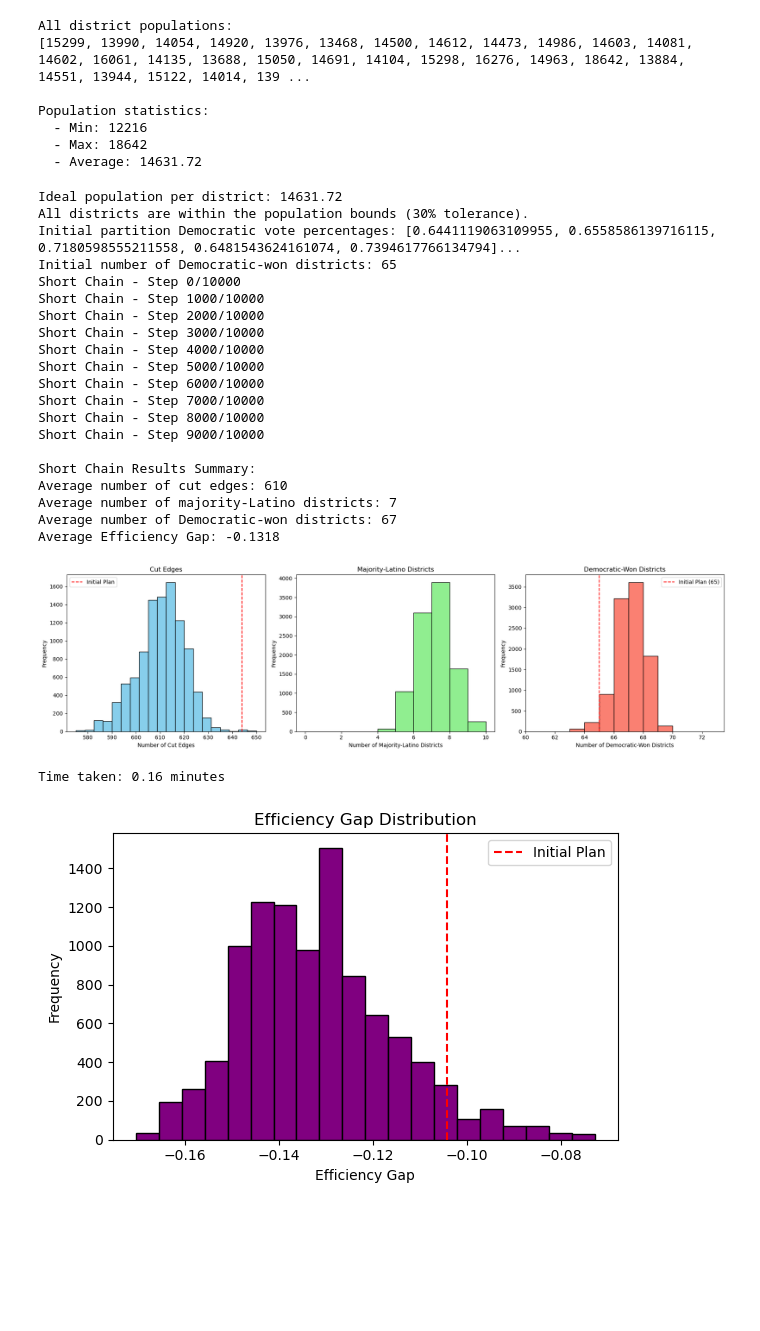
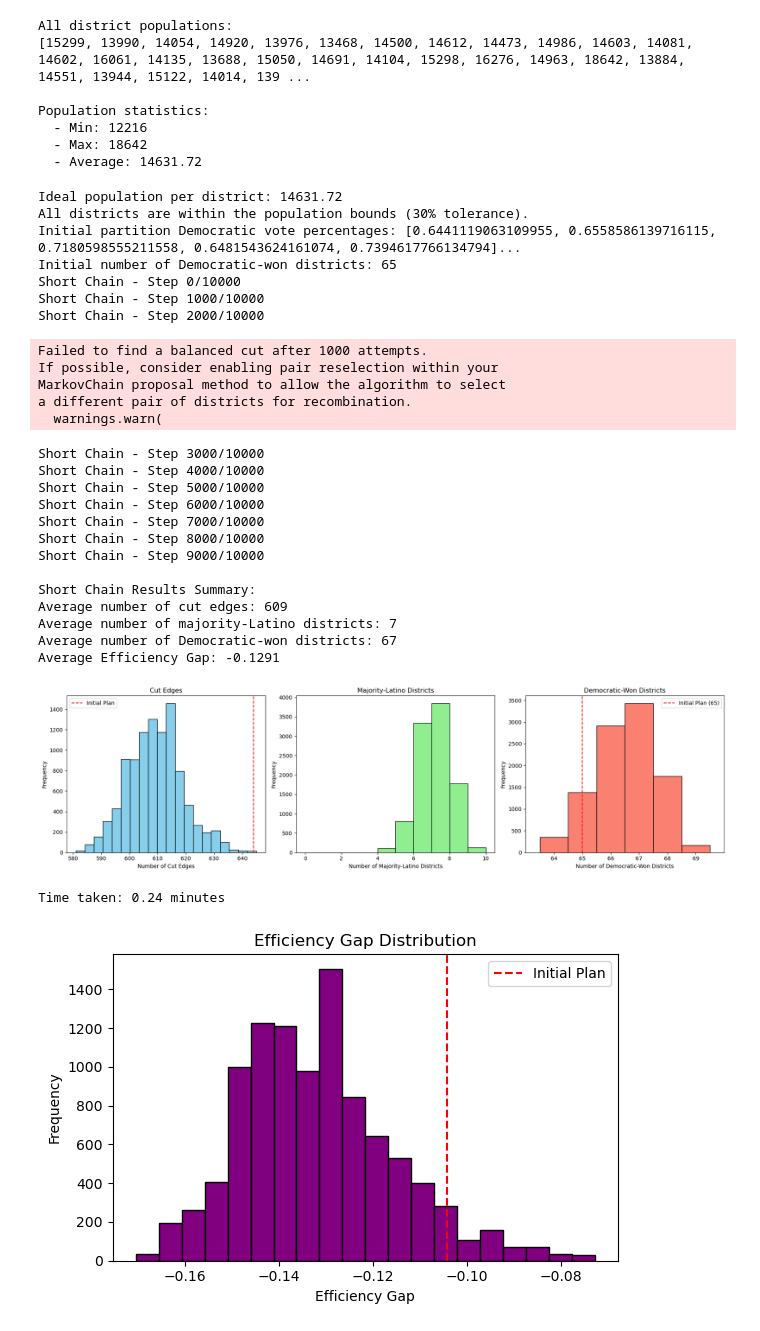
Before and after one commit to JinglinZhou99/Final_Project_MAUP_RI, a Jupyter notebook: gerrychainRI_2018.ipynb, the cells around one changed output. Drawn from its saved outputs; the diff is of its cells as text; code cells hidden in the pictures; blank space fills up the shorter version.

```diff
--- a/gerrychainRI_2018.ipynb
+++ b/gerrychainRI_2018.ipynb
@@ -180,50 +180,63 @@ axes[0].axvline(x=len(initial_partition["cut_edges"]), color="red", linestyle="-
 axes[0].legend()
 
 axes[1].hist(short_chain_data["Majority-Latino Districts"], bins=range(max(short_chain_data["Majority-Latino Districts"].max(), 1) + 2),
              color="lightgreen", edgecolor="black")
 axes[1].set_title("Majority-Latino Districts")
 axes[1].set_xlabel("Number of Majority-Latino Districts")
 axes[1].set_ylabel("Frequency")
 
-axes[2].hist(short_chain_data["Democratic-Won Districts"], bins=range(max(short_chain_data["Democratic-Won Districts"].max(), 1) + 2),
+# Get min and max values
+min_val = short_chain_data["Democratic-Won Districts"].min()
+max_val = short_chain_data["Democratic-Won Districts"].max()
+# Create bins centered on integers
+bins = [x - 0.5 for x in range(min_val, max_val + 2)]
+axes[2].hist(short_chain_data["Democratic-Won Districts"], bins=bins,
              color="salmon", edgecolor="black")
 axes[2].set_title("Democratic-Won Districts")
 axes[2].set_xlabel("Number of Democratic-Won Districts")
 axes[2].set_ylabel("Frequency")
+# Add red dashed line for initial plan
 axes[2].axvline(x=initial_dem_wins, color="red", linestyle="--", label=f"Initial Plan ({initial_dem_wins})")
-axes[2].set_xlim(left=60)
+# Set x-axis ticks to show every integer
+axes[2].set_xticks(range(min_val, max_val + 1))
+axes[2].set_xlim(left=min_val - 1, right=max_val + 1)
 axes[2].legend()
 
 plt.tight_layout()
 plt.savefig("image/histograms_short_ri_2018.png")
 plt.show()
 
 # Record end time
 end_time = time.time()
 print(f"Time taken: {(end_time - start_time)/60:.2f} minutes")
 # %% [output]
 Ideal population per district: 14631.72
 All districts are within the population bounds (30% tolerance).
 Initial partition Democratic vote percentages: [0.6441119063109955, 0.6558586139716115, 0.7180598555211558, 0.6481543624161074, 0.7394617766134794]...
 Initial number of Democratic-won districts: 65
 Short Chain - Step 0/10000
 Short Chain - Step 1000/10000
 Short Chain - Step 2000/10000
-Short Chain - Step 3000/10000
-Short Chain - Step 4000/10000
-Short Chain - Step 5000/10000
-Short Chain - Step 6000/10000
-Short Chain - Step 7000/10000
-Short Chain - Step 8000/10000
-Short Chain - Step 9000/10000
-
-Short Chain Results Summary:
-Average number of cut edges: 610
-Average number of majority-Latino districts: 7
-Average number of Democratic-won districts: 67
-Average Efficiency Gap: -0.1318
+Failed to find a balanced cut after 1000 attempts.
+If possible, consider enabling pair reselection within your
+MarkovChain proposal method to allow the algorithm to select
+a different pair of districts for recombination.
+  warnings.warn(
+Short Chain - Step 3000/10000
+Short Chain - Step 4000/10000
+Short Chain - Step 5000/10000
+Short Chain - Step 6000/10000
+Short Chain - Step 7000/10000
+Short Chain - Step 8000/10000
+Short Chain - Step 9000/10000
+
+Short Chain Results Summary:
+Average number of cut edges: 609
+Average number of majority-Latino districts: 7
+Average number of Democratic-won districts: 67
+Average Efficiency Gap: -0.1291
-[figure, old version]
+[figure, new version]
-Time taken: 0.16 minutes
+Time taken: 0.24 minutes
 # %%
 efficiency_gaps = short_chain_data['Efficiency Gap']
 
```
Also changed, not shown: 4 other files.
